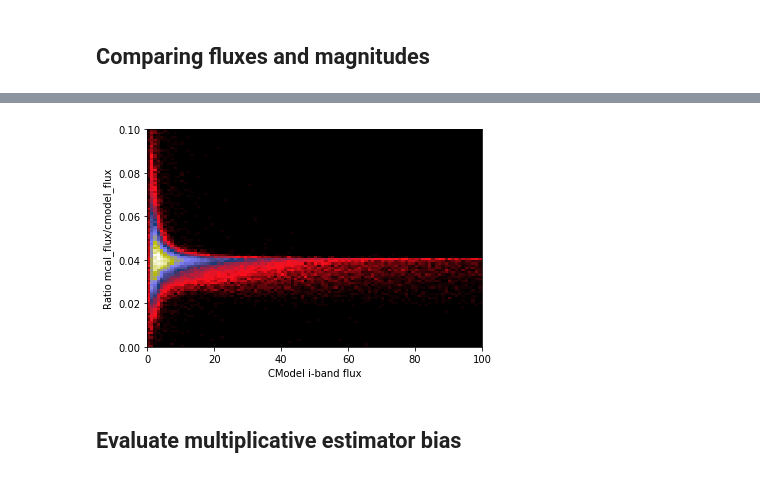
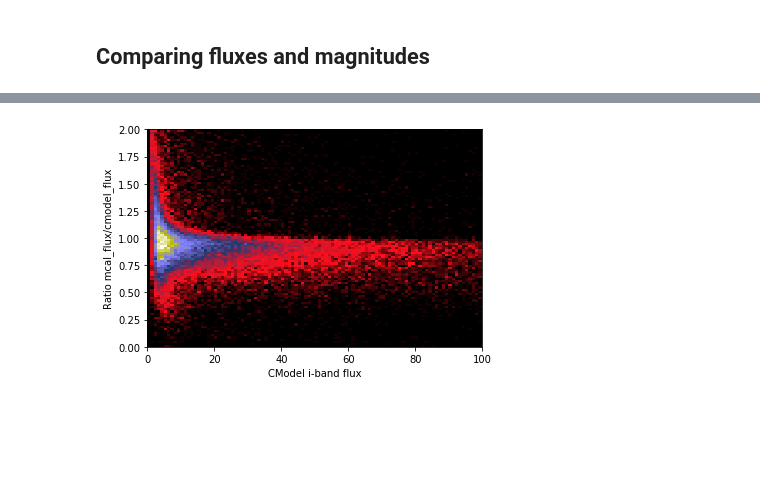
Before and after one commit to LSSTDESC/DC2-analysis, a Jupyter notebook: validation/Run_1.2i_metacal_tests.ipynb, the cells around one changed output, grey strips where cells are left out. Drawn from its saved outputs; the diff is of its cells as text; code cells hidden in the pictures; blank space fills up the shorter version.

```diff
--- a/validation/Run_1.2i_metacal_tests.ipynb
+++ b/validation/Run_1.2i_metacal_tests.ipynb
@@ -14,4 +15,4 @@ import GCRCatalogs
 # %% [output]
 Populating the interactive namespace from numpy and matplotlib
 # %%
-metacal = GCRCatalogs.load_catalog('dc2_metacal_run1.2i_tract5063.yaml');
+catalog = GCRCatalogs.load_catalog('dc2_object_run1.2i_tract5063_with_metacal.yaml');
@@ -50,2 +19,10 @@ Ok, so there seems to be constant factor between the two SNR estimates...
+# %%
+# We only have access to the reference catalog for now, so let's only select objects with i-band as the reference
+mask = catalog['clean'] & (catalog['mcal_flags'] == 0) # Apply some quality cuts
+mask &= catalog['mcal_s2n'] > 10                       # Apply basic signal to noise cut
+mask &= catalog['extendedness'] > 0
+mask &= np.isfinite(catalog['mcal_mag_i']) & np.isfinite(catalog['mag_i_cModel'])
+mask &= catalog['xy_flag'] == 0
+mask &= catalog['ext_shapeHSM_HsmShapeRegauss_resolution'] >= 0.3
 # %% [markdown]
 ## Comparing fluxes and magnitudes
@@ -60,8 +56,6 @@ Text(0.5, 0, 'i-mag')
 # %%
-hist2d(metacal['modelfit_CModel_instFlux'][mask], metacal['mcal_flux_i'][mask] / metacal['modelfit_CModel_instFlux'][mask], 100,range=[[0,100], [0,0.1]], cmap='gist_stern');
+hist2d(catalog['modelfit_CModel_instFlux'][mask], catalog['mcal_flux_i'][mask] / catalog['modelfit_CModel_instFlux'][mask], 100,range=[[0,100], [0,2]], cmap='gist_stern');
 xlabel('CModel i-band flux');
 ylabel('Ratio mcal_flux/cmodel_flux');
 # %% [output]
-[figure, old version]
+[figure, new version]
-# %% [markdown]
-## Evaluate multiplicative estimator bias
```
Also changed, not shown: parts of 18 cells of this notebook.
